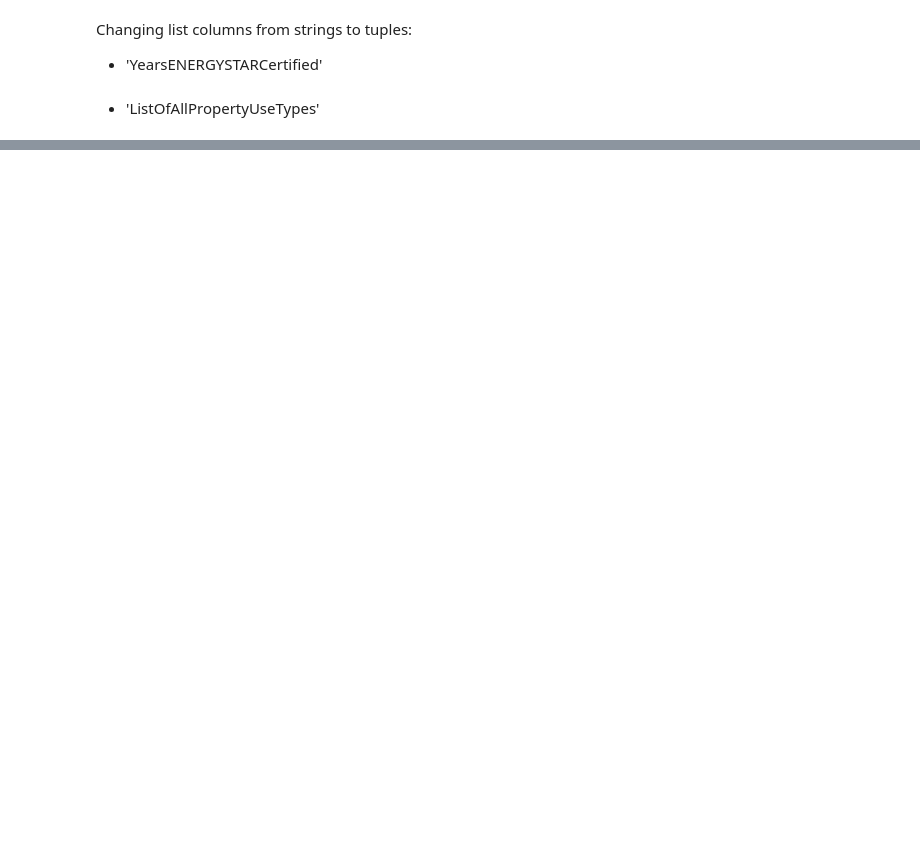
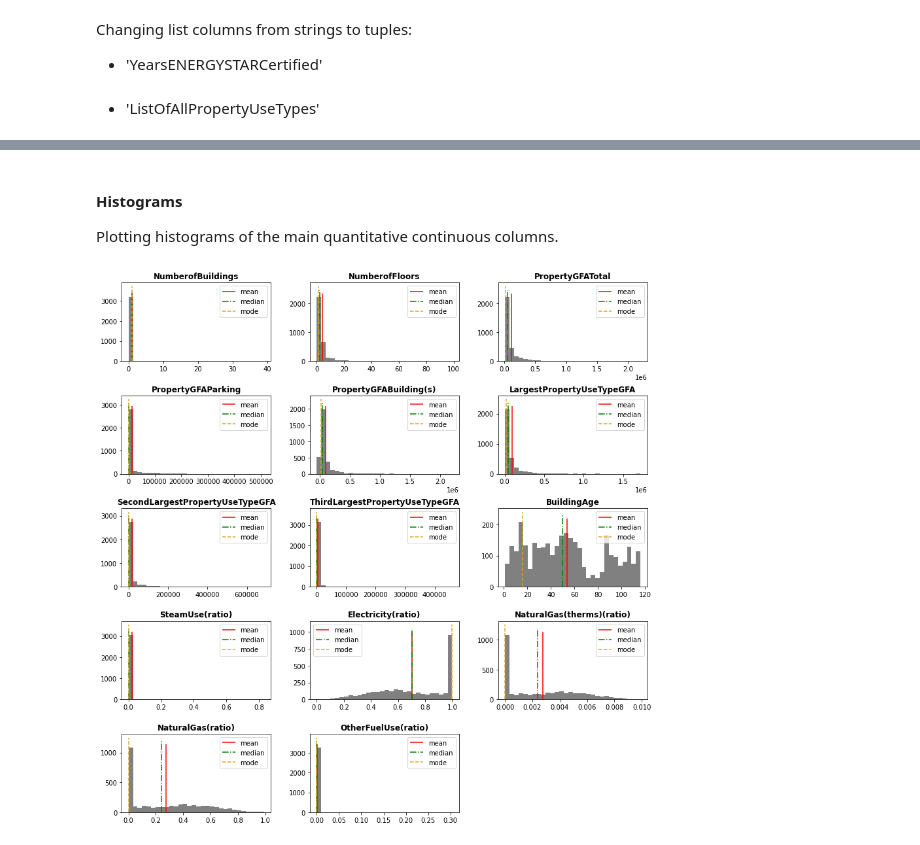
Before and after one commit to SmellyArmure/OC_DS_Project4, a Jupyter notebook: NOTEBOOKS/P4.ipynb, the cells around one changed output, grey strips where cells are left out. Drawn from its saved outputs; the diff is of its cells as text; code cells hidden in the pictures; blank space fills up the shorter version.

```diff
--- a/NOTEBOOKS/P4.ipynb
+++ b/NOTEBOOKS/P4.ipynb
@@ -515,0 +575,13 @@ memory usage: 2.3+ MB
+# %%
+# Cette colonne ne peut être utilisée directement si elle indique la
+# certification l'année même de la consommation | Réfléchir
+# à une colonne 'certified the previous year'
+df['Certified'] = [False if t == () else d in t for d, t \
+                   in df[['DataYear', 'YearsENERGYSTARCertified']].values]
+# df['CertifiedPreviousYear'] = [False if t == () else \
+#                                int(d)-1 in [int(d) for d in t] \
+#                                for d, t in df[['DataYear',
+#                                                'YearsENERGYSTARCertified']].values]
+
+prop_cols += ['Certified']
+prop_C_cols += ['Certified']
@@ -517,0 +649,9 @@ memory usage: 2.3+ MB
+# %% [markdown]
+#### Histograms
+
+Plotting histograms of the main quantitative continuous columns.
+# %%
+plot_histograms(df=df, cols=prop_Q_cols, figsize=(12,12),
+                layout=(5,3), plot_enabled=plot_enabled)
+# %% [output]
+[figure, added]
```
Also changed, not shown: parts of 90 cells of this notebook, 2 other files.
